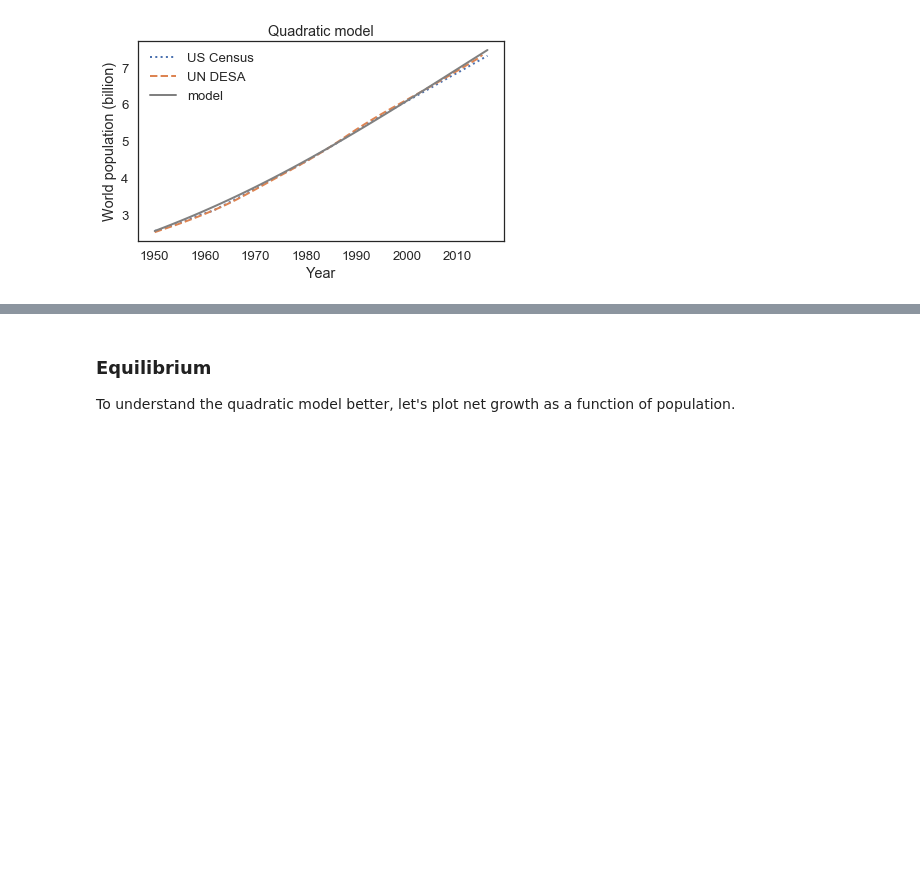
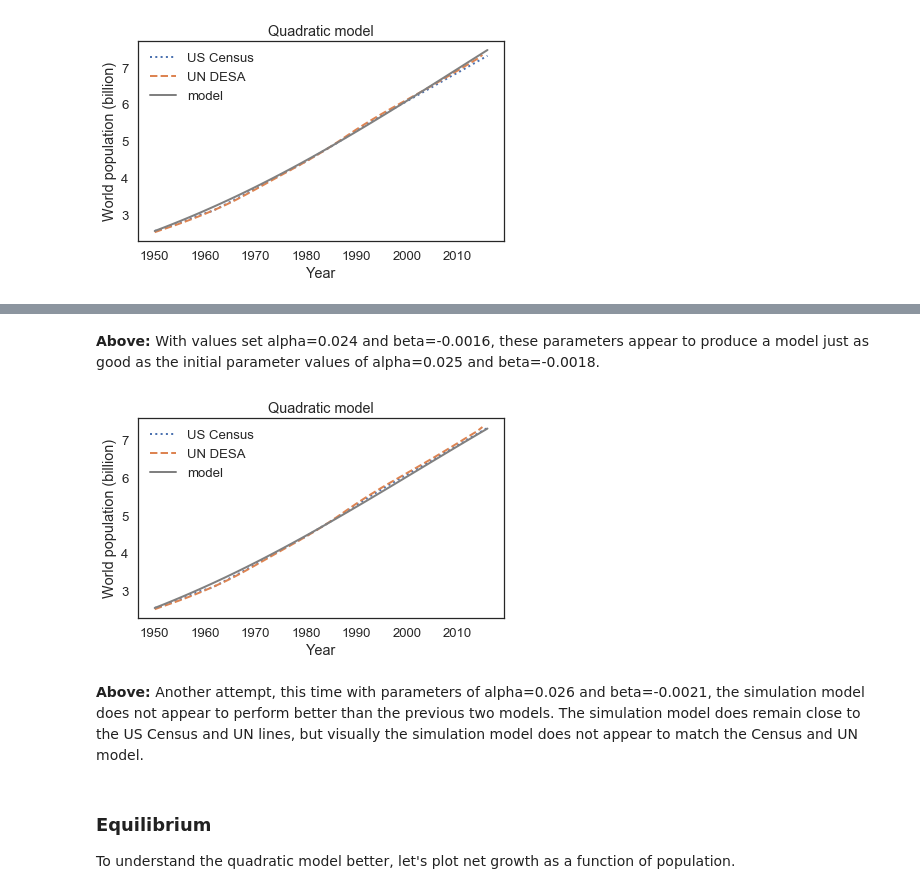
Before and after one commit to ptanofsky/ModSimPy, a Jupyter notebook: notebooks/chap07.ipynb, the cells around one changed output, grey strips where cells are left out. Saved outputs shown, nothing was run; the diff lists cells and outputs as text; code cells hidden in the pictures; blank space fills up the shorter version.

```diff
--- a/notebooks/chap07.ipynb
+++ b/notebooks/chap07.ipynb
@@ -137,3 +144,17 @@ Saving figure to file figs/chap07-fig01.pdf
+# %% [markdown]
+**Above:** With values set alpha=0.024 and beta=-0.0016, these parameters appear to produce a model just as good as the initial parameter values of alpha=0.025 and beta=-0.0018.
+# %%
+system = System(t_0=t_0,
+                t_end=t_end,
+                p_0=p_0,
+                alpha=0.026,
+                beta=-0.0021)
+results = run_simulation(system, update_func_quad)
+plot_results(census, un, results, 'Quadratic model')
+# %% [output]
+[figure, added]
+# %% [markdown]
+**Above:** Another attempt, this time with parameters of alpha=0.026 and beta=-0.0021, the simulation model does not appear to perform better than the previous two models. The simulation model does remain close to the US Census and UN lines, but visually the simulation model does not appear to match the Census and UN model.
 # %% [markdown]
 ### Equilibrium
 
```
Also changed, not shown: parts of 11 cells of this notebook, 1 other file.
